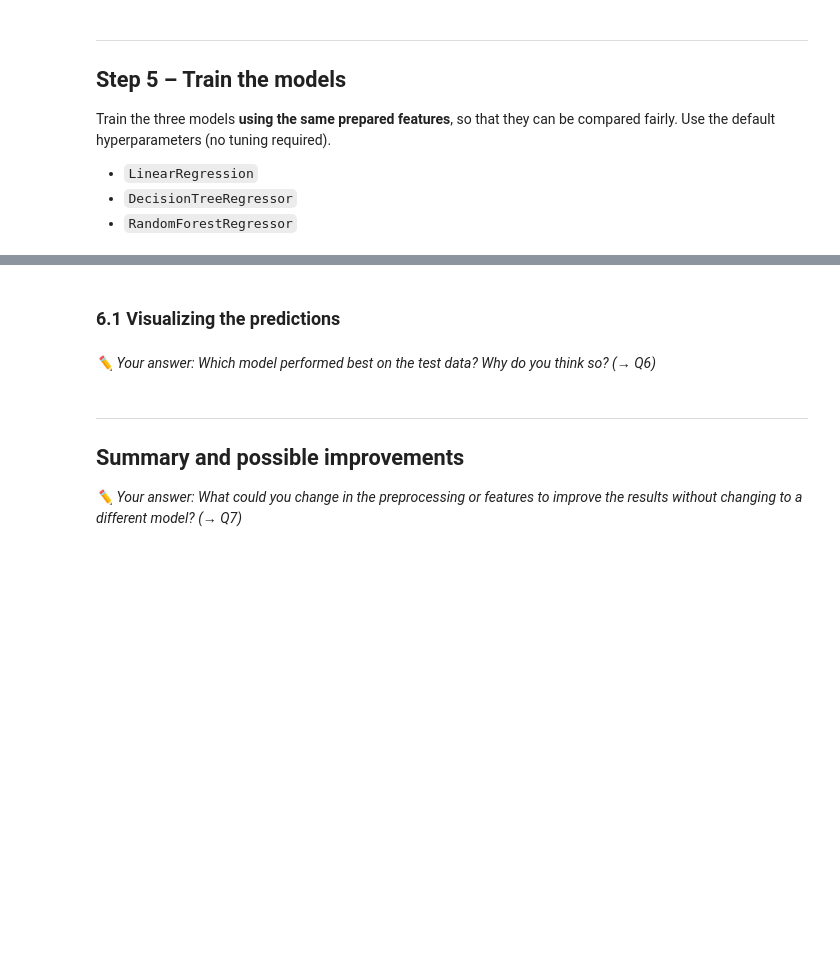
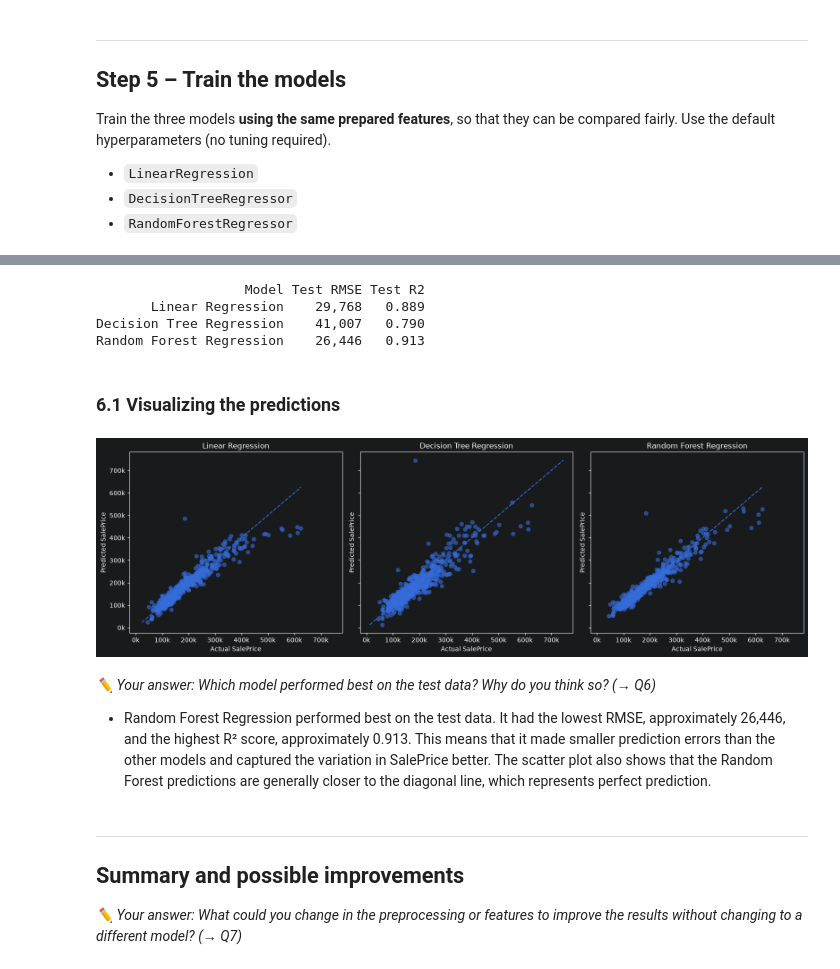
Before and after one commit to Frednos/Machine-Learning-Assignment-1, a Jupyter notebook: housing_price_prediction.ipynb, the cells around one changed output, grey strips where cells are left out. Drawn from its saved outputs; the diff is of its cells as text; code cells hidden in the pictures; blank space fills up the shorter version.

```diff
--- a/housing_price_prediction.ipynb
+++ b/housing_price_prediction.ipynb
@@ -702,14 +724,72 @@ Evaluate all three models on the **test data** using:
 #   r2   = r2_score(y_test, y_pred)
 # Collect the results in a pd.DataFrame with the columns "Model", "Test RMSE", "Test R²".
 # If you log-transformed y: remember to transform the predictions back (np.expm1) before computing RMSE!
+
+
+results = []
+
+for name, model in trained_models.items():
+    y_pred = model.predict(X_test)
+    rmse = np.sqrt(mean_squared_error(y_test, y_pred))
+    r2 = r2_score(y_test, y_pred)
+
+    results.append({
+        "Model": name,
+        "Test RMSE": rmse,
+        "Test R2": r2
+    })
+
+results_df = pd.DataFrame(results)
+
+print(results_df.to_string(
+    index=False,
+    formatters={
+        "Test RMSE": "{:,.0f}".format,
+        "Test R2": "{:.3f}".format
+    }
+))
+# %% [output]
+                   Model Test RMSE Test R2
+       Linear Regression    29,768   0.889
+Decision Tree Regression    41,007   0.790
+Random Forest Regression    26,446   0.913
 # %% [markdown]
 ### 6.1 Visualizing the predictions
 # %%
 # HINT: Scatter plot of y_test (x-axis) vs y_pred (y-axis) for each model,
 # with a diagonal line y = x for perfect predictions. Consider plt.subplots(1, 3).
 # Look for where the models make the largest errors (expensive houses? cheap houses?).
+
+fig, axes = plt.subplots(1, 3, figsize=(16, 5), sharex=True, sharey=True)
+
+for ax, (name, model) in zip(axes, trained_models.items()):
+    y_pred = model.predict(X_test)
+
+    # Scatter plot
+    ax.scatter(y_test, y_pred, alpha=0.6)
+
+    # Diagonal line: perfect predictions
+    min_val = min(y_test.min(), y_pred.min())
+    max_val = max(y_test.max(), y_pred.max())
+    ax.plot([min_val, max_val], [min_val, max_val], "--")
+
+    # Titles and labels
+    ax.set_title(name)
+    ax.set_xlabel("Actual SalePrice")
+    ax.set_ylabel("Predicted SalePrice")
+
+    # Show values as 100k, 200k, etc.
+    formatter = FuncFormatter(lambda x, pos: f"{x/1000:.0f}k")
+    ax.xaxis.set_major_formatter(formatter)
+    ax.yaxis.set_major_formatter(formatter)
+
+plt.tight_layout()
+plt.show()
+# %% [output]
+[figure, added]
 # %% [markdown]
 *✏️ Your answer: Which model performed best on the test data? Why do you think so? (→ Q6)*
+* Random Forest Regression performed best on the test data. It had the lowest RMSE, approximately 26,446, and the highest R² score, approximately 0.913. This means that it made smaller prediction errors than the other models and captured the variation in SalePrice better. The scatter plot also shows that the Random Forest predictions are generally closer to the diagonal line, which represents perfect prediction.
 # %% [markdown]
 ---
 ## Summary and possible improvements
```
Also changed, not shown: parts of 8 cells of this notebook.
